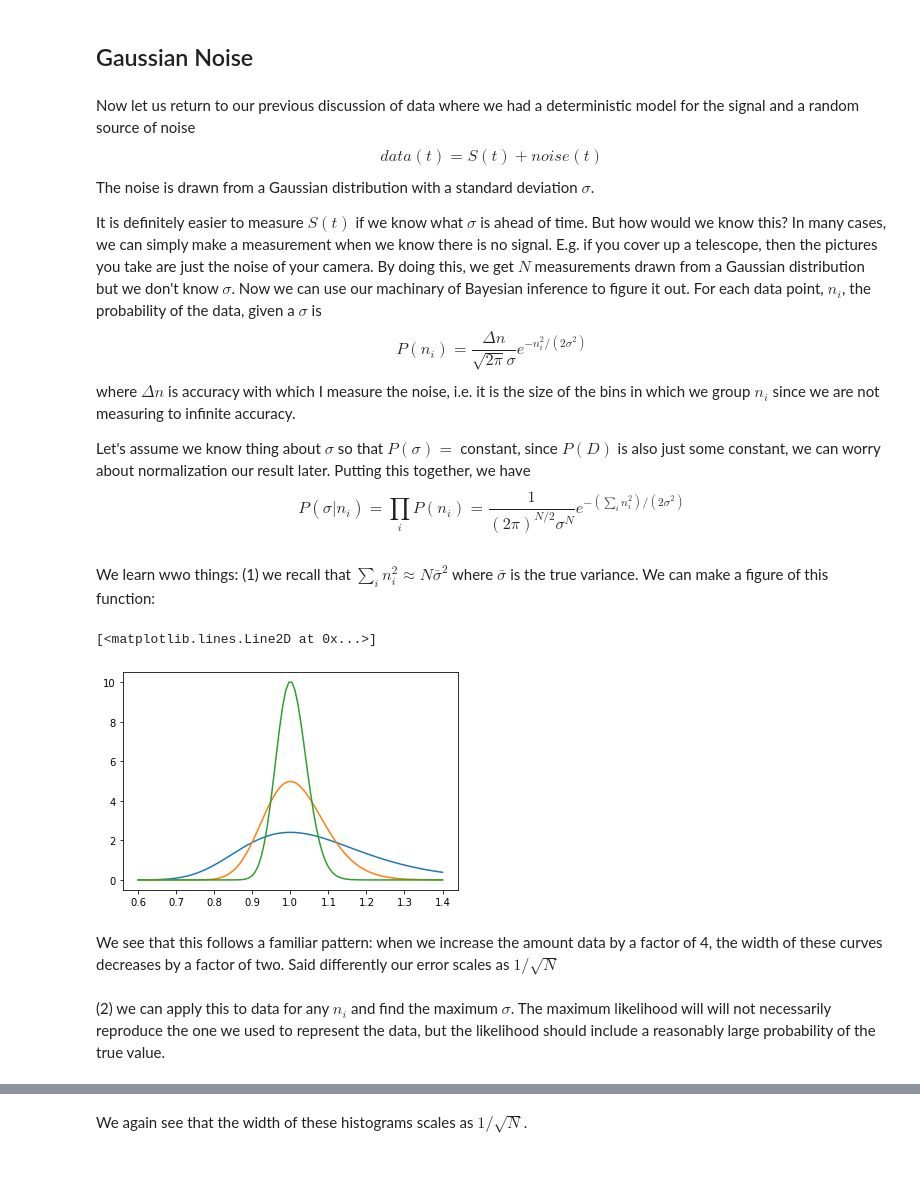
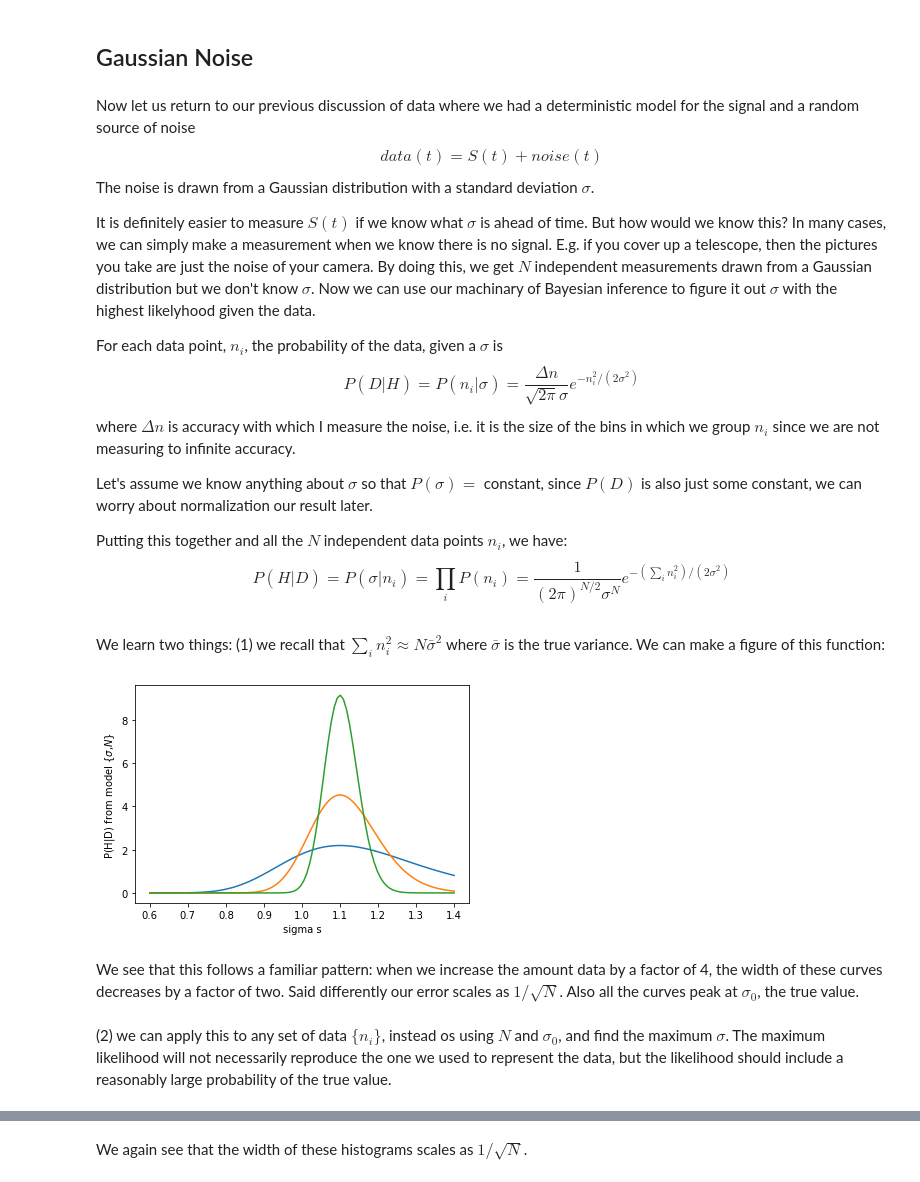
Before and after one commit to drgreen/COGS18_22, a Jupyter notebook: Topic 6a Bayes' Theorem and Error bars.ipynb, the cells around one changed output, grey strips where cells are left out. Cells and saved outputs as stored; diff of their text form; code cells hidden in the pictures.

```diff
--- a/Topic 6a Bayes' Theorem and Error bars.ipynb
+++ b/Topic 6a Bayes' Theorem and Error bars.ipynb
@@ -105,31 +110,38 @@ Now let us return to our previous discussion of data where we had a deterministi
 $$ data(t)=S(t) + noise(t)$$
 The noise is drawn from a Gaussian distribution with a standard deviation $\sigma$.
 
-It is definitely easier to measure $S(t)$ if we know what $\sigma$ is ahead of time.  But how would we know this?  In many cases, we can simply make a measurement when we know there is no signal.  E.g. if you cover up a telescope, then the pictures you take are just the noise of your camera.  By doing this, we get $N$ measurements drawn from a Gaussian distribution but we don't know $\sigma$.  Now we can use our machinary of Bayesian inference to figure it out.  For each data point, $n_i$, the probability of the data, given a $\sigma$ is
-$$P(n_i) =\frac{\Delta n}{\sqrt{2\pi}\sigma} e^{-n_i^2/(2\sigma^2)}$$
+It is definitely easier to measure $S(t)$ if we know what $\sigma$ is ahead of time.  But how would we know this?  In many cases, we can simply make a measurement when we know there is no signal.  E.g. if you cover up a telescope, then the pictures you take are just the noise of your camera.  By doing this, we get $N$ independent measurements drawn from a Gaussian distribution but we don't know $\sigma$.  Now we can use our machinary of Bayesian inference to figure it out $\sigma$ with the highest likelyhood given the data.
+
+For each data point, $n_i$, the probability of the data, given a $\sigma$ is
+$$P(D|H)=P(n_i|\sigma) =\frac{\Delta n}{\sqrt{2\pi}\sigma} e^{-n_i^2/(2\sigma^2)}$$
 where $\Delta n$ is accuracy with which I measure the noise, i.e. it is the size of the bins in which we group $n_i$ since we are not measuring to infinite accuracy.
 
-Let's assume we know thing about $\sigma$ so that $P(\sigma) =$ constant, since $P(D)$ is also just some constant, we can worry about normalization our result later.  Putting this together, we have
-$$ P(\sigma | n_i) = \prod_i P(n_i) = \frac{1}{(2\pi)^{N/2} \sigma^N} e^{-(\sum_i n_i^2)/(2\sigma^2)}$$
+Let's assume we know anything about $\sigma$ so that $P(\sigma) =$ constant, since $P(D)$ is also just some constant, we can worry about normalization our result later.
+
+Putting this together and all the $N$ independent data points $n_i$, we have:
+$$P(H|D) = P(\sigma | n_i) = \prod_i P(n_i) = \frac{1}{(2\pi)^{N/2} \sigma^N} e^{-(\sum_i n_i^2)/(2\sigma^2)}$$
 # %% [markdown]
-We learn wwo things: (1) we recall that $\sum_i n_i^2 \approx N \bar \sigma^2$ where $\bar \sigma$ is the true variance.  We can make a figure of this function:
+We learn two things: (1) we recall that $\sum_i n_i^2 \approx N \bar \sigma^2$ where $\bar \sigma$ is the true variance.  We can make a figure of this function:
 # %%
 from scipy import integrate
 # %%
 s=np.linspace(0.6,1.4,100)
 def chiout(s,N,s0=1):
     const=integrate.quad(lambda x:np.exp(-N*s0**2/(2*x**2))/(np.sqrt(2*np.pi*x**2)**(N)),0.2,2,limit=10000)
     return np.exp(-N*s0**2/(2*s**2))/(np.sqrt(2*np.pi*s**2)**(N))/const[0]
-plt.plot(s,chiout(s,20))
-plt.plot(s,chiout(s,80))
-plt.plot(s,chiout(s,320))
+plt.plot(s,chiout(s,20,1.1))
+plt.plot(s,chiout(s,80,1.1))
+plt.plot(s,chiout(s,320,1.1))
+
+plt.xlabel("sigma s")
+plt.ylabel("P(H|D) from model {$\sigma$,$N$}")
+plt.show()
 # %% [output]
-[<matplotlib.lines.Line2D at 0x...>]
-[figure, old version]
+[figure, new version]
 # %% [markdown]
-We see that this follows a familiar pattern: when we increase the amount data by a factor of 4, the width of these curves decreases by a factor of two.  Said differently our error scales as $1/\sqrt{N}$
+We see that this follows a familiar pattern: when we increase the amount data by a factor of 4, the width of these curves decreases by a factor of two.  Said differently our error scales as $1/\sqrt{N}$. Also all the curves peak at $\sigma_0$, the true value.
 # %% [markdown]
-(2) we can apply this to data for any $n_i$ and find the maximum $\sigma$. The maximum likelihood will will not necessarily reproduce the one we used to represent the data, but the likelihood should include a reasonably large probability of the true value.
+(2) we can apply this to any set of data $\{n_i\}$, instead os using $N$ and $\sigma_0$, and find the maximum $\sigma$. The maximum likelihood will not necessarily reproduce the one we used to represent the data, but the likelihood should include a reasonably large probability of the true value.
 # %%
 ni=np.random.randn(30)
 # %%
```
Also changed, not shown: parts of 48 cells of this notebook.
